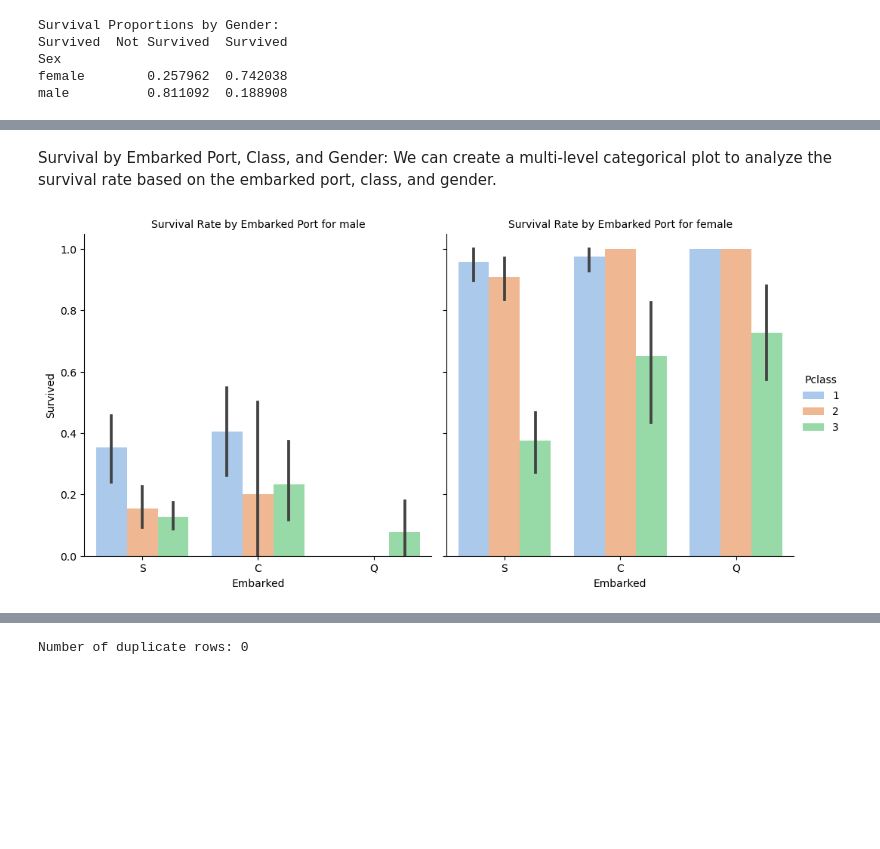
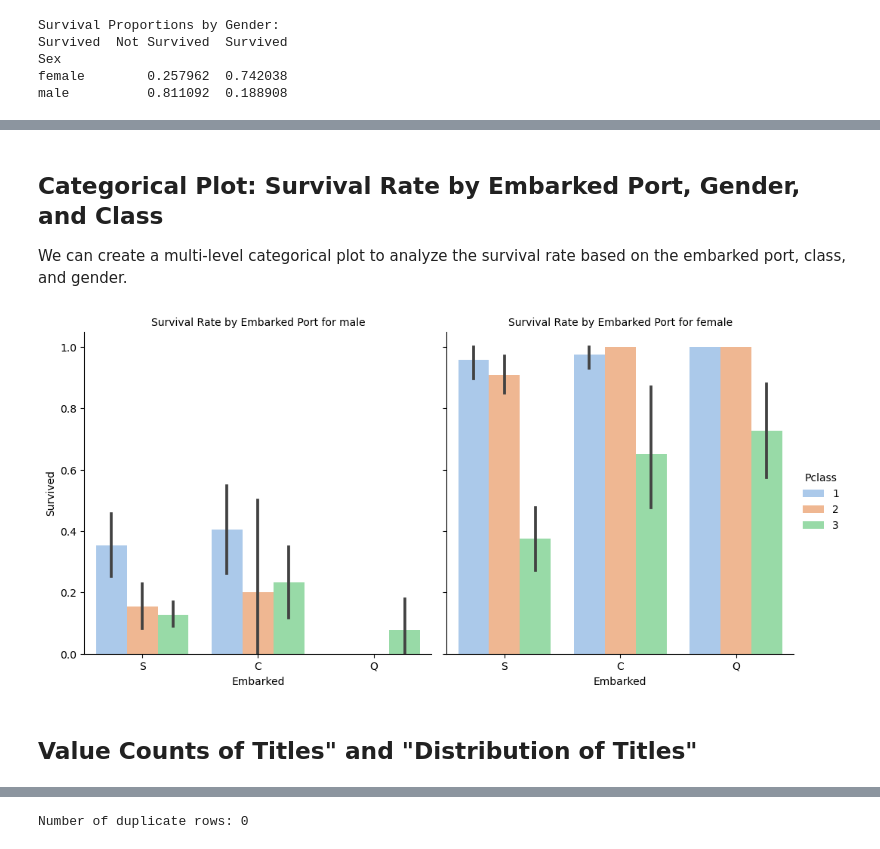
Before and after one commit to Isaac-Ndirangu-Muturi-749/Exploring-Titanic-Dataset-Data-Cleaning-Feature-Engineering-and-In-Depth-Analysis, a Jupyter notebook: jupyter_notebook.ipynb, the cells around one changed output, grey strips where cells are left out. Drawn from its saved outputs; the diff is of its cells as text; code cells hidden in the pictures; blank space fills up the shorter version.

```diff
--- a/jupyter_notebook.ipynb
+++ b/jupyter_notebook.ipynb
@@ -64,0 +69,6 @@ Train Data:
+# %%
+# Define the folder path
+folder_path = 'data/'
+
+# Load the data using the function
+train_data, test_data, gender_submission_data = load_data(folder_path)
@@ -236,11 +323,8 @@ dtype: int64
 # %%
 import pandas as pd
 
-# Load the dataset
-data = pd.read_csv('data/train.csv')
-
 # Group columns by data type
-data_types = data.dtypes
+data_types = train_data.dtypes
 
 # Separate columns by data type
 int_columns = data_types[data_types == 'int64'].index
@@ -249,13 +333,13 @@ object_columns = data_types[data_types == 'object'].index
 
 # Print columns and their counts for each data type
 print("Integer Columns:")
-print(data[int_columns].nunique())
+print(train_data[int_columns].nunique())
 
 print("\nFloat Columns:")
-print(data[float_columns].nunique())
+print(train_data[float_columns].nunique())
 
 print("\nObject Columns:")
-print(data[object_columns].nunique())
+print(train_data[object_columns].nunique())
 # %% [output]
 Integer Columns:
 PassengerId    891
@@ -605,9 +702,18 @@ plt.show()
 # %% [markdown]
-Survival by Embarked Port, Class, and Gender:
+## Categorical Plot: Survival Rate by Embarked Port, Gender, and Class
 We can create a multi-level categorical plot to analyze the survival rate based on the embarked port, class, and gender.
 # %%
-g = sns.catplot(x='Embarked', y='Survived', hue='Pclass', col='Sex', data=train_data, kind='bar')
-g.set_titles("Survival Rate by Embarked Port for {col_name}")
-plt.show()
+import seaborn as sns
+import matplotlib.pyplot as plt
+
+def plot_survival_by_embarked_port(data):
+    g = sns.catplot(x='Embarked', y='Survived', hue='Pclass', col='Sex', data=data, kind='bar')
+    g.set_titles("Survival Rate by Embarked Port for {col_name}")
+    plt.show()
+
+# Call the function to plot survival by Embarked Port for each gender and class
+plot_survival_by_embarked_port(train_data)
 # %% [output]
-[figure, old version]
+[figure, new version]
+# %% [markdown]
+## Value Counts of Titles" and "Distribution of Titles"
```
Also changed, not shown: parts of 80 cells of this notebook.
